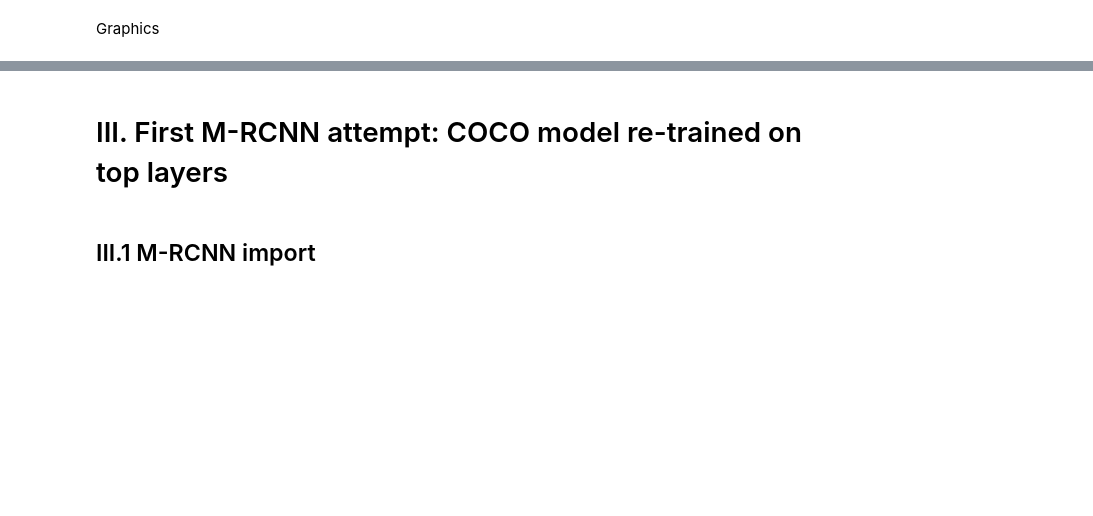
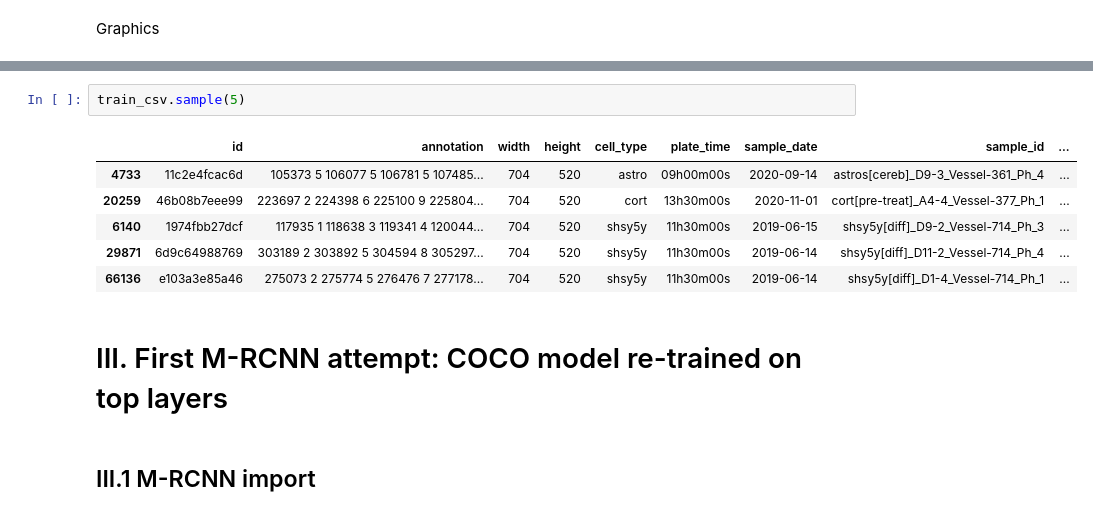
Before and after one commit to Rickyviii/M-RCNN-for-Kaggle-Cells-competition, a Jupyter notebook: kaggle_competition_cells.ipynb, the cells around one changed output, grey strips where cells are left out. Cells and saved outputs as stored; diff of their text form; blank space fills up the shorter version.

```diff
--- a/kaggle_competition_cells.ipynb
+++ b/kaggle_competition_cells.ipynb
@@ -418,3 +455,12 @@ cell_type:  cort _ /kaggle/working/DATA/train/5e9130834984.png _ img n° 123 _ i
+# %%
+train_csv.sample(5)
+# %% [output]
+|  | id | annotation | width | height | cell_type | plate_time | sample_date | sample_id | ... |
+| 4733 | 11c2e4fcac6d | 105373 5 106077 5 106781 5 107485... | 704 | 520 | astro | 09h00m00s | 2020-09-14 | astros[cereb]_D9-3_Vessel-361_Ph_4 | ... |
+| 20259 | 46b08b7eee99 | 223697 2 224398 6 225100 9 225804... | 704 | 520 | cort | 13h30m00s | 2020-11-01 | cort[pre-treat]_A4-4_Vessel-377_Ph_1 | ... |
+| 6140 | 1974fbb27dcf | 117935 1 118638 3 119341 4 120044... | 704 | 520 | shsy5y | 11h30m00s | 2019-06-15 | shsy5y[diff]_D9-2_Vessel-714_Ph_3 | ... |
+| 29871 | 6d9c64988769 | 303189 2 303892 5 304594 8 305297... | 704 | 520 | shsy5y | 11h30m00s | 2019-06-14 | shsy5y[diff]_D11-2_Vessel-714_Ph_4 | ... |
+| 66136 | e103a3e85a46 | 275073 2 275774 5 276476 7 277178... | 704 | 520 | shsy5y | 11h30m00s | 2019-06-14 | shsy5y[diff]_D1-4_Vessel-714_Ph_1 | ... |
 # %% [markdown]
 # III. First M-RCNN attempt: COCO model re-trained on top layers
 # %% [markdown]
```
Also changed, not shown: parts of 30 cells of this notebook.
